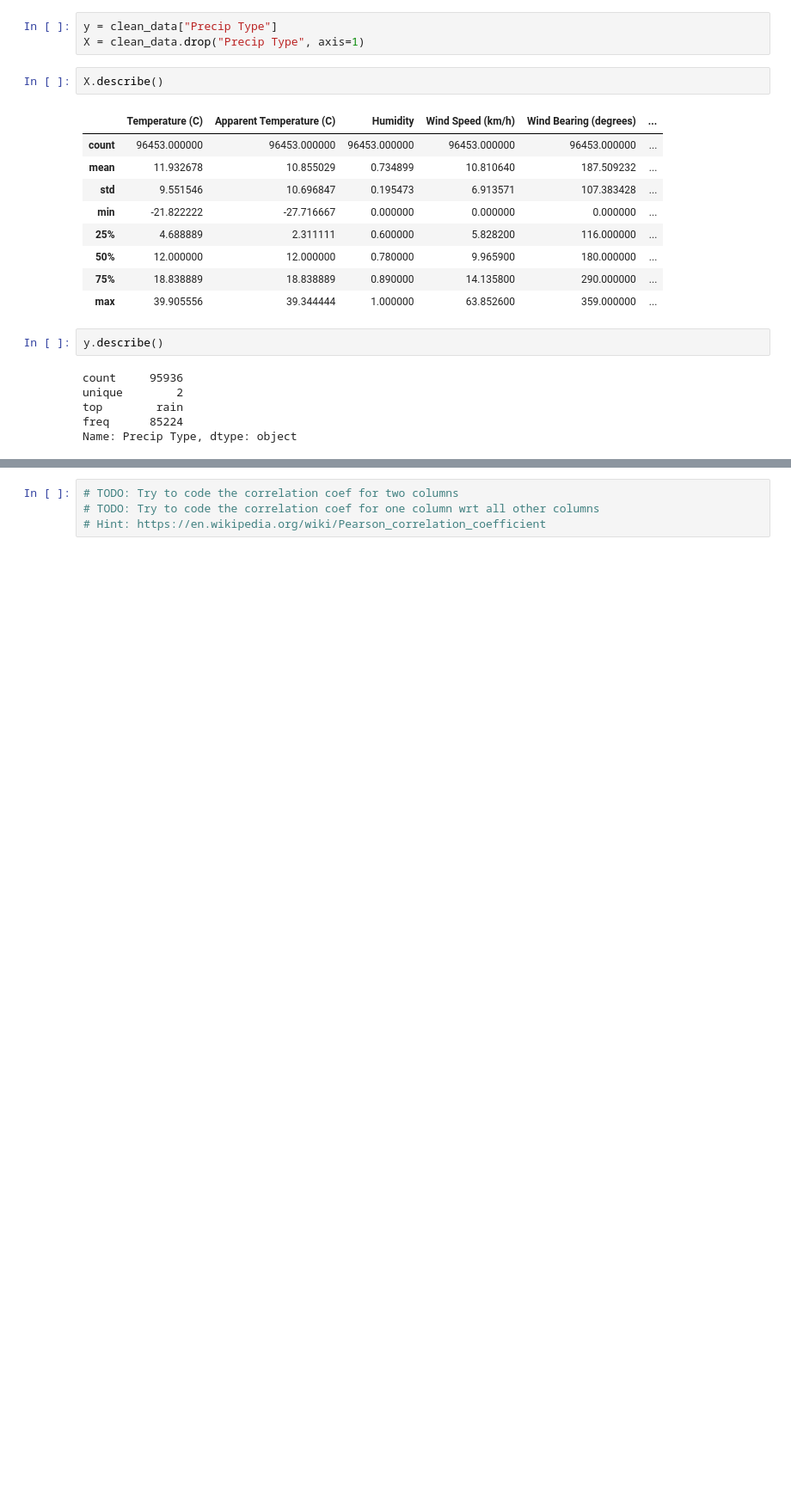
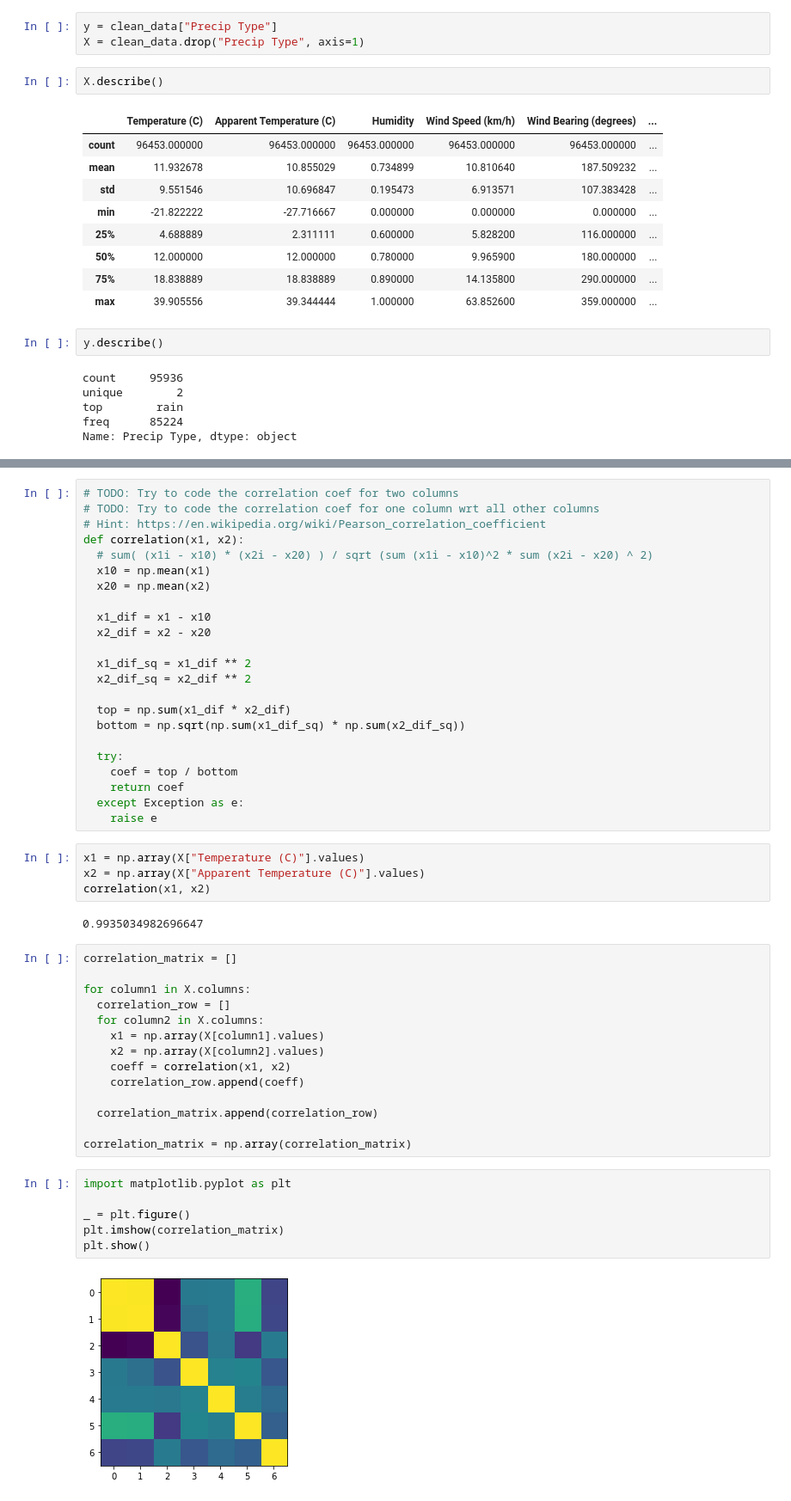
Before and after one commit to jelenajako/rau-software-packs-for-statics-G603CSE-2022-2023, a Jupyter notebook: tabular_data_analysis.ipynb, the cells around one changed output, grey strips where cells are left out. Shown: that part at 86% size. Drawn from its saved outputs; the diff is of its cells as text; blank space fills up the shorter version.

Commit message:
correlation coefficient

```diff
--- a/tabular_data_analysis.ipynb
+++ b/tabular_data_analysis.ipynb
@@ -308,3 +355,50 @@ Name: Precip Type, dtype: object
 # TODO: Try to code the correlation coef for two columns
 # TODO: Try to code the correlation coef for one column wrt all other columns
 # Hint: https://en.wikipedia.org/wiki/Pearson_correlation_coefficient
+def correlation(x1, x2):
+  # sum( (x1i - x10) * (x2i - x20) ) / sqrt (sum (x1i - x10)^2 * sum (x2i - x20) ^ 2)
+  x10 = np.mean(x1)
+  x20 = np.mean(x2)
+
+  x1_dif = x1 - x10
+  x2_dif = x2 - x20
+
+  x1_dif_sq = x1_dif ** 2
+  x2_dif_sq = x2_dif ** 2
+
+  top = np.sum(x1_dif * x2_dif)
+  bottom = np.sqrt(np.sum(x1_dif_sq) * np.sum(x2_dif_sq))
+
+  try:
+    coef = top / bottom
+    return coef
+  except Exception as e:
+    raise e
+# %%
+x1 = np.array(X["Temperature (C)"].values)
+x2 = np.array(X["Apparent Temperature (C)"].values)
+correlation(x1, x2)
+# %% [output]
+0.9935034982696647
+# %%
+correlation_matrix = []
+
+for column1 in X.columns:
+  correlation_row = []
+  for column2 in X.columns:
+    x1 = np.array(X[column1].values)
+    x2 = np.array(X[column2].values)
+    coeff = correlation(x1, x2)
+    correlation_row.append(coeff)
+
+  correlation_matrix.append(correlation_row)
+
+correlation_matrix = np.array(correlation_matrix)
+# %%
+import matplotlib.pyplot as plt
+
+_ = plt.figure()
+plt.imshow(correlation_matrix)
+plt.show()
+# %% [output]
+[figure, added]
```
Also changed, not shown: parts of 6 cells of this notebook, 3 other files.
